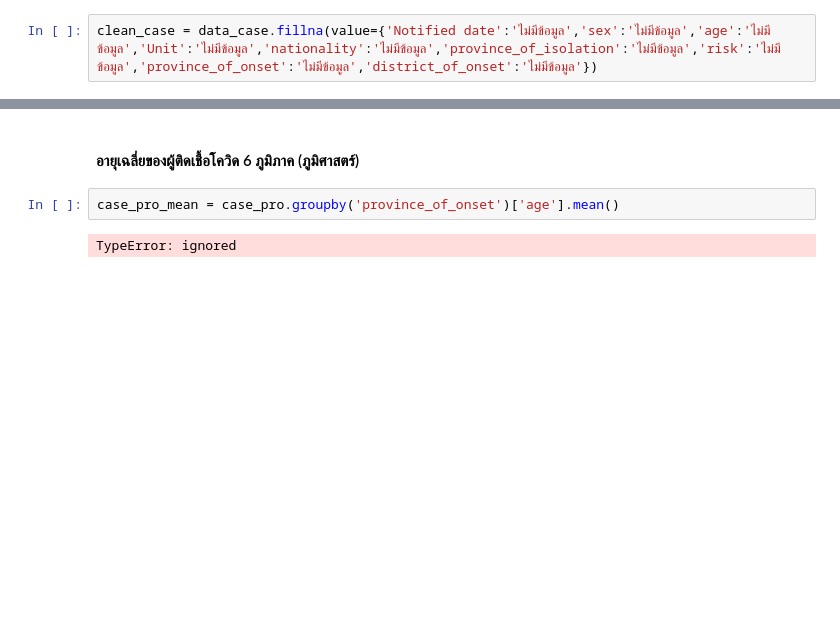
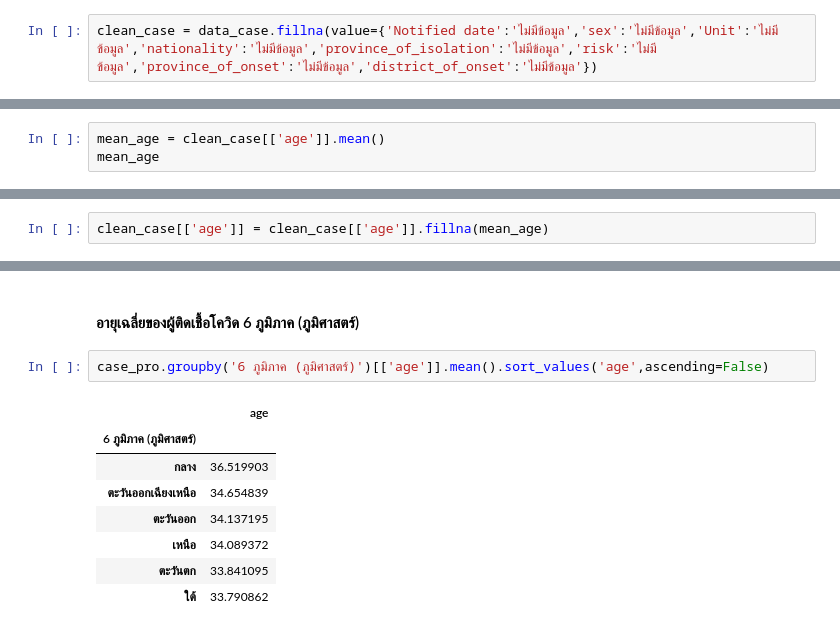
Before and after one commit to Ppangchon/data_viz_2022, a Jupyter notebook: BasicPython&DataViz midterm2022.ipynb, the cells around one changed output, grey strips where cells are left out. Drawn from its saved outputs; the diff is of its cells as text; blank space fills up the shorter version.

```diff
--- a/BasicPython&DataViz midterm2022.ipynb
+++ b/BasicPython&DataViz midterm2022.ipynb
@@ -117,7 +119,7 @@ dtype: bool
 # %% [markdown]
 ### แทน missing ด้วยค่าที่เหมาะสม (fillna())
 # %%
-clean_case = data_case.fillna(value={'Notified date':'ไม่มีข้อมูล','sex':'ไม่มีข้อมูล','age':'ไม่มีข้อมูล','Unit':'ไม่มีข้อมูล','nationality':'ไม่มีข้อมูล','province_of_isolation':'ไม่มีข้อมูล','risk':'ไม่มีข้อมูล','province_of_onset':'ไม่มีข้อมูล','district_of_onset':'ไม่มีข้อมูล'})
+clean_case = data_case.fillna(value={'Notified date':'ไม่มีข้อมูล','sex':'ไม่มีข้อมูล','Unit':'ไม่มีข้อมูล','nationality':'ไม่มีข้อมูล','province_of_isolation':'ไม่มีข้อมูล','risk':'ไม่มีข้อมูล','province_of_onset':'ไม่มีข้อมูล','district_of_onset':'ไม่มีข้อมูล'})
 # %%
 clean_case
 # %% [output]
@@ -136,0 +141,3 @@ clean_case
+# %%
+mean_age = clean_case[['age']].mean()
+mean_age
@@ -137,3 +147,5 @@ clean_case
+# %%
+clean_case[['age']] = clean_case[['age']].fillna(mean_age)
 # %% [markdown]
 ## **รวมตารางของภูมิภาคเข้ากับตาราง data_case**
 # %%
@@ -951,7 +985,14 @@ print(f'ภูมิภาคเหนือมีจำนวนผู้ป่
 ## **5.** สร้างตารางอายุเฉลี่ยของผู้ติดเชื้อโควิดของแต่ละภูมิภาค (20 คะแนน)
 # %% [markdown]
 #### อายุเฉลี่ยของผู้ติดเชื้อโควิด 6 ภูมิภาค (ภูมิศาสตร์)
-# %%
-case_pro_mean = case_pro.groupby('province_of_onset')['age'].mean()
-# %% [output]
-TypeError: ignored
+# %%
+case_pro.groupby('6 ภูมิภาค (ภูมิศาสตร์)')[['age']].mean().sort_values('age',ascending=False)
+# %% [output]
+|  | age |
+| 6 ภูมิภาค (ภูมิศาสตร์) |  |
+| กลาง | 36.519903 |
+| ตะวันออกเฉียงเหนือ | 34.654839 |
+| ตะวันออก | 34.137195 |
+| เหนือ | 34.089372 |
+| ตะวันตก | 33.841095 |
+| ใต้ | 33.790862 |
```
Also changed, not shown: parts of 14 cells of this notebook.
